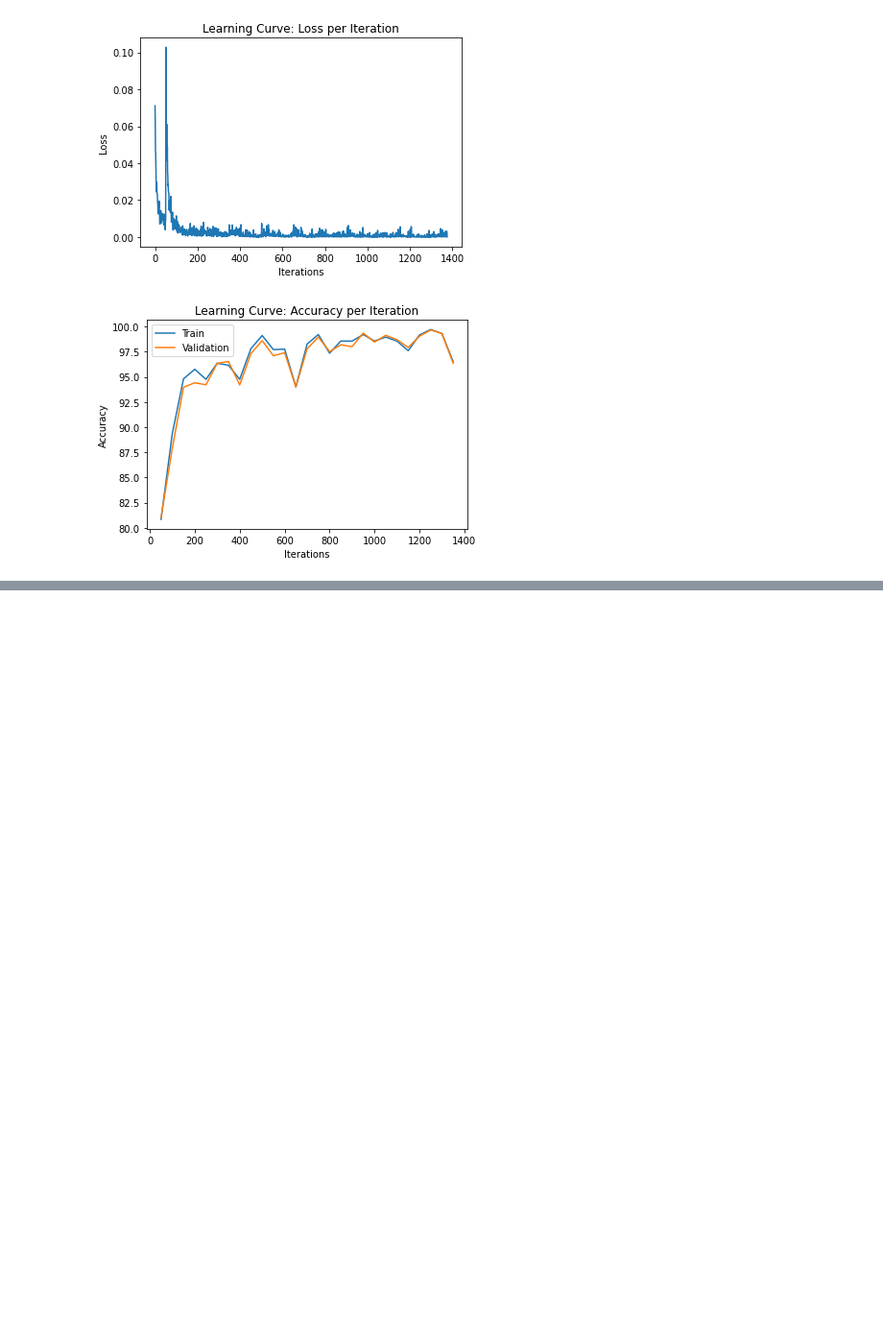
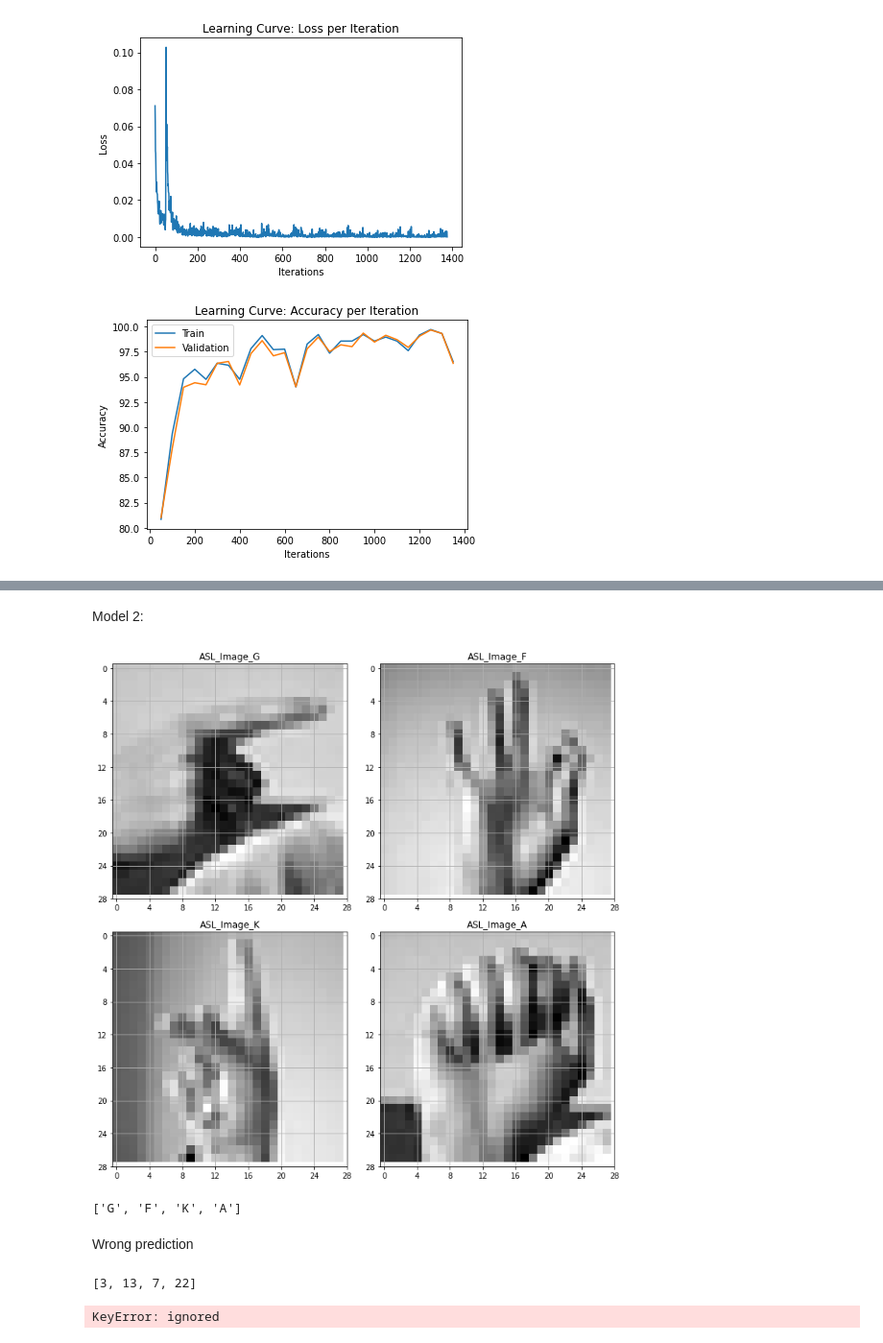
Before and after one commit to RonBartov/american-sign-language-image-classification, a Jupyter notebook: Final_Project_ASL_Classification.ipynb, the cells around one changed output, grey strips where cells are left out. Shown: that part at 96% size. Drawn from its saved outputs; the diff is of its cells as text; code cells hidden in the pictures; blank space fills up the shorter version.

```diff
--- a/Final_Project_ASL_Classification.ipynb
+++ b/Final_Project_ASL_Classification.ipynb
@@ -909,0 +952,12 @@ print(xxxxx3)
+# %% [markdown]
+Model 2:
+# %%
+#second model
+predicted_numbers2 , predicted_letters2 = predict(model2 ,test_loader)
+plot_images(df_test[:4] , int_to_letter_dict , 2 , 2)
+print(predicted_letters2[:4])
+# %% [output]
+[figure, added]
+['G', 'F', 'K', 'A']
+# %% [markdown]
+Wrong prediction
@@ -910,2 +973,13 @@ print(xxxxx3)
+# %%
+true_labels = df_test['label'].tolist()
+
+#first model
+wrong_predictions_1 , wrong_predictions_1_indexes = find_wrong_precictions(predicted_numbers_1 , true_labels)
+print(np.array(true_labels)[wrong_predictions_1_indexes[:4]].tolist())
+plot_images(df_test[0 , 1 , 2] , int_to_letter_dict , 2 , 2)
+print(np.array(predicted_letters2)[wrong_predictions_1_indexes[:4]].tolist())
+# %% [output]
+[3, 13, 7, 22]
+KeyError: ignored
 # %%
 #torch.save(model, "/content/gdrive/MyDrive/DP_course/final/data/model1.pk.")
```
Also changed, not shown: parts of 18 cells of this notebook.
